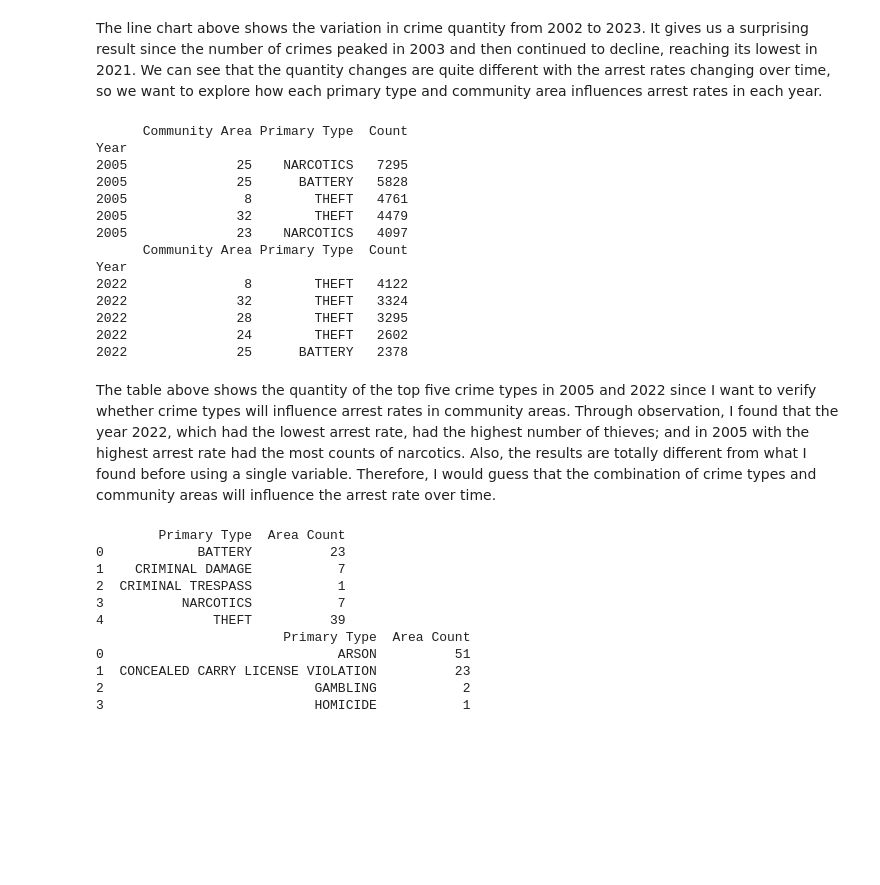
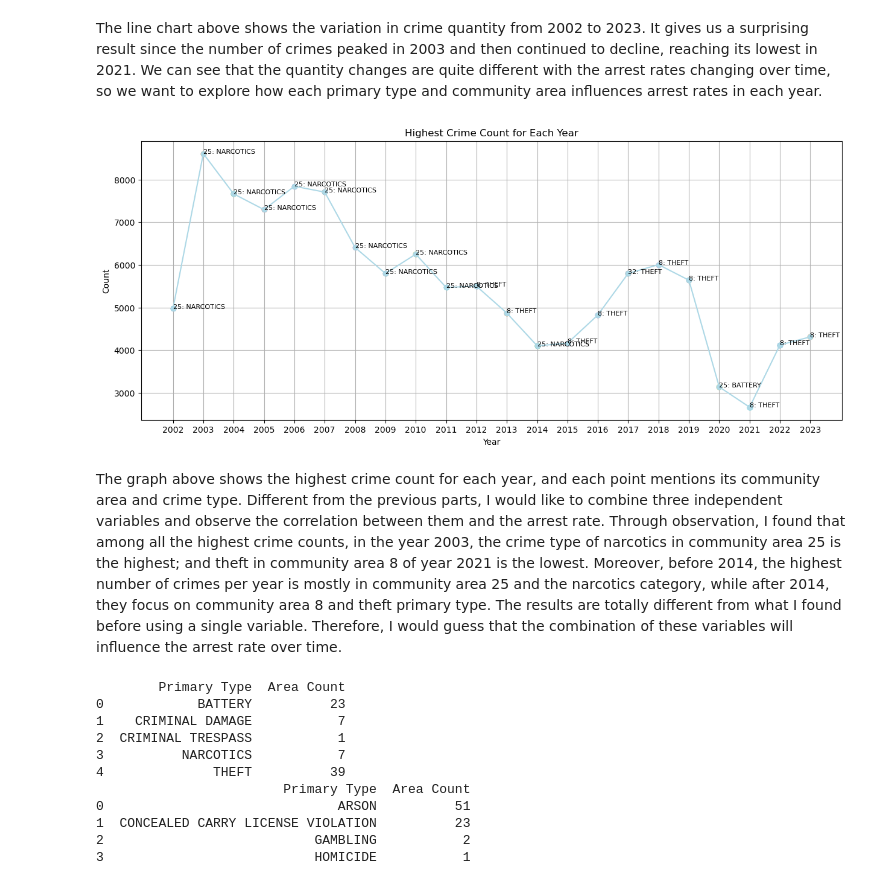
Before and after one commit to XingyuWang06/ECO225Project, a Jupyter notebook: Project3.ipynb, the cells around one changed output. Cells and saved outputs as stored; diff of their text form; code cells hidden in the pictures; blank space fills up the shorter version.

```diff
--- a/Project3.ipynb
+++ b/Project3.ipynb
@@ -330,29 +302,26 @@ The line chart above shows the variation in crime quantity from 2002 to 2023. It
 # %%
 combine = chicago_crime_clean.groupby(['Community Area', 'Primary Type', 'Year']).size().reset_index(name='Count')
 # Sort the DataFrame by Year and count
 combine_sorted = combine.sort_values(by=['Year', 'Count'], ascending=[True, False])
-# Set 'Year' as the index
-new = combine_sorted.set_index('Year', inplace=True)
-new = combine_sorted.groupby('Year')
-print(new.get_group(2005).head())
-print(new.get_group(2022).head())
+new = combine_sorted.groupby('Year').head(1)
+
+# Plot the graph
+plt.figure(figsize=(15, 6))
+for idx, row in new.iterrows():
+    plt.scatter(row['Year'], row['Count'], label=f"{row['Community Area']}: {row['Primary Type']}")
+    plt.text(row['Year'], row['Count'], f"{row['Community Area']}: {row['Primary Type']}", fontsize=8)
+
+plt.plot(new['Year'], new['Count'], marker='o', linestyle='-', color='lightblue')
+plt.xlabel('Year')
+plt.ylabel('Count')
+plt.title('Highest Crime Count for Each Year')
+plt.xticks(new['Year'])
+plt.grid(True)
+plt.show()
 # %% [output]
-      Community Area Primary Type  Count
-Year
-2005              25    NARCOTICS   7295
-2005              25      BATTERY   5828
-2005               8        THEFT   4761
-2005              32        THEFT   4479
-2005              23    NARCOTICS   4097
-      Community Area Primary Type  Count
-Year
-2022               8        THEFT   4122
-2022              32        THEFT   3324
-2022              28        THEFT   3295
-2022              24        THEFT   2602
-2022              25      BATTERY   2378
+[figure, added]
 # %% [markdown]
-The table above shows the quantity of the top five crime types in 2005 and 2022 since I want to verify whether crime types will influence arrest rates in community areas. Through observation, I found that the year 2022, which had the lowest arrest rate, had the highest number of thieves; and in 2005 with the highest arrest rate had the most counts of narcotics. Also, the results are totally different from what I found before using a single variable. Therefore, I would guess that the combination of crime types and community areas will influence the arrest rate over time.
+The graph above shows the highest crime count for each year, and each point mentions its community area and crime type. Different from the previous parts, I would like to combine three independent variables and observe the correlation between them and the arrest rate. Through observation, I found that among all the highest crime counts, in the year 2003, the crime type of narcotics in community area 25 is the highest; and theft in community area 8 of year 2021 is the lowest. Moreover, before 2014, the highest number of crimes per year is mostly in community area 25 and the narcotics category, while after 2014, they focus on community area 8 and theft primary type. The results are totally different from what I found before using a single variable. Therefore, I would guess that the combination of these variables will influence the arrest rate over time.
 # %%
 most_frequent_type_idx = combine.groupby('Community Area')['Count'].idxmax()
 # Create a DataFrame with the most frequent 'Primary Type' for each 'Community Area'
```
Also changed, not shown: parts of 51 cells of this notebook, 1 other file.
